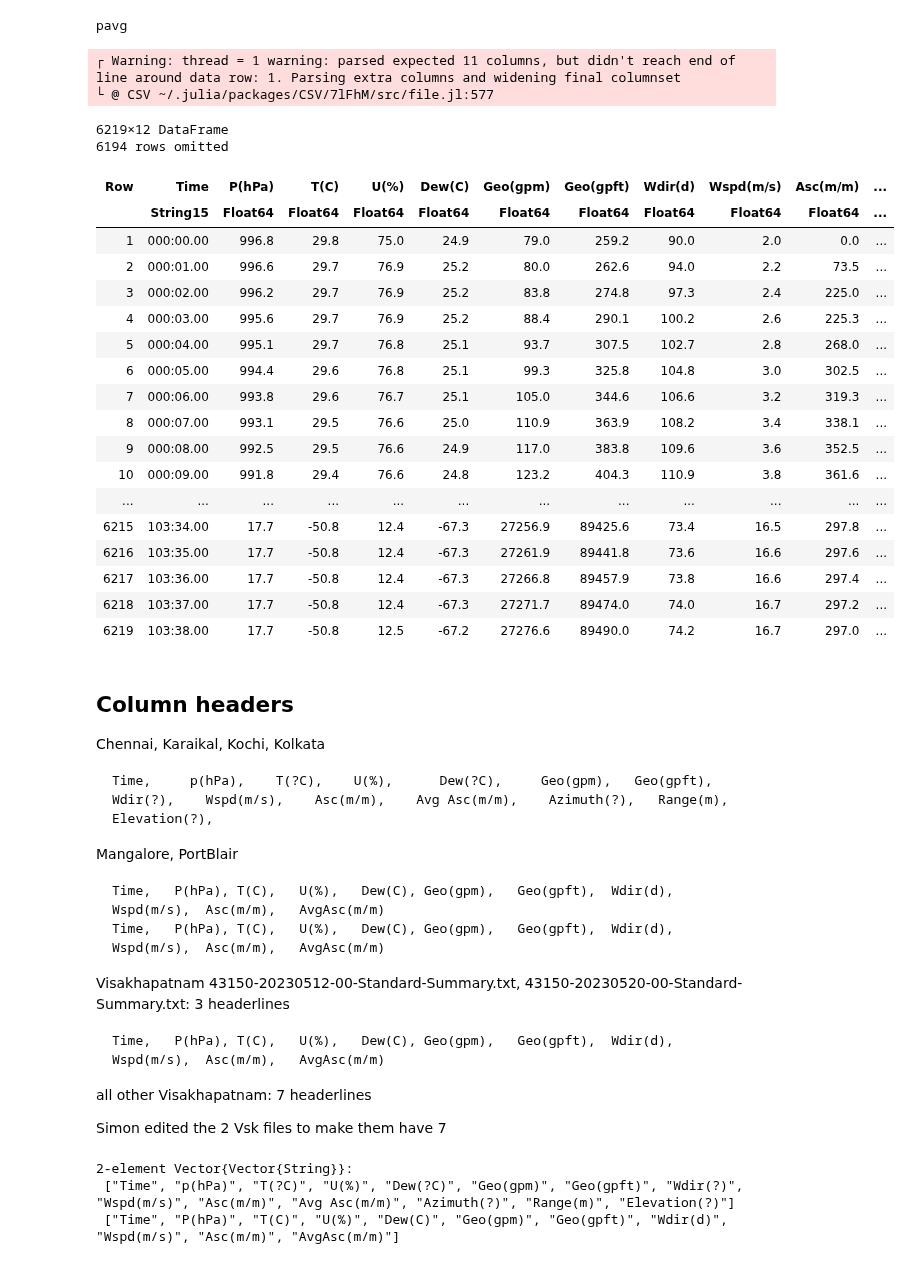
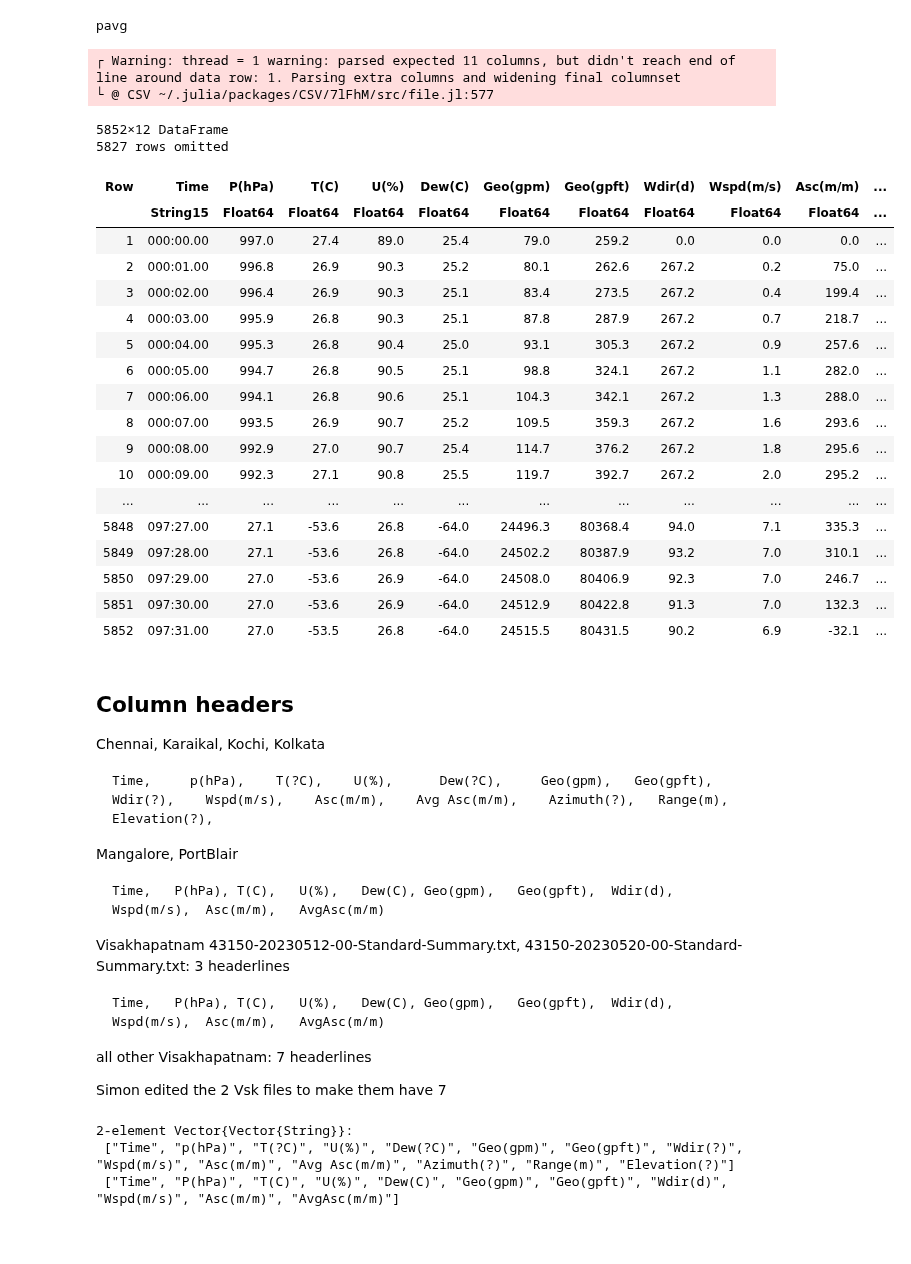
Before and after one commit to deszoeke/ASTRAL-soundings, a Jupyter notebook: src/read_imd_txt.ipynb, the cells around one changed output. Saved outputs shown, nothing was run; the diff lists cells and outputs as text; code cells hidden in the pictures; blank space fills up the shorter version.

Commit message:
fixed some data parsing

````diff
--- a/src/read_imd_txt.ipynb
+++ b/src/read_imd_txt.ipynb
@@ -40,7 +40,7 @@ function imd_file_date(fn)
                     month(DateTime(fn[3:5], "U")),
                     day(DateTime(fn[1:2], "d")) )
             elseif all(isnumeric, fn[8:9])
-                dt = DateTime( year(DateTime(fn[6:7], "yyyy")),
+                dt = DateTime( year(DateTime(fn[6:9], "yyyy")),
                     month(DateTime(fn[3:5], "U")),
                     day(DateTime(fn[1:2], "d")) )
             end
@@ -128,50 +128,52 @@ pavg
 # %%
 # 1 file example
 
 station = lowercase("portblair")
-files = filter(x -> occursin(r"(?i)(May|Standard).*(\.txt)$(?-i)",x),
-               readdir(joinpath(reldatapath, station) ))
+files = soundingfiles(station)
+#filter(x -> occursin(r"(?i)(May|Standard).*(\.txt)$(?-i)",x), readdir(joinpath(reldatapath, station) ))
+
 # dt = imd_file_date(files[ui[ord[8]]])
 
 # deduplicate sounding times
 fdt = imd_file_date.(files)
 fdt12 = round.(fdt, Dates.Hour(12))
 ui = uniqueidx(fdt12)
 fdt[ui] # exact datetimes with duplicates removed
 ord = sortperm(fdt[ui]) # guarantees ascending order
 
 # reader functions
 stripjunk(f) = IOBuffer(replace(read(f), UInt8('\t') => UInt8(' '), UInt16('\u00b0') => UInt8('d')) )
 function read_sonde(file; header=( station=="visakhapatnam" ? 7 : 3 ) )
     CSV.read( stripjunk(file),
         DataFrame, header=header, delim=",", stripwhitespace=true )
 end
 
+# test read
 df = read_sonde( joinpath(reldatapath, station, files[ui[ord[8]]]),
                  header=( station=="visakhapatnam" ? 7 : 3 )      )
 # %% [output]
 ┌ Warning: thread = 1 warning: parsed expected 11 columns, but didn't reach end of line around data row: 1. Parsing extra columns and widening final columnset
 └ @ CSV ~/.julia/packages/CSV/7lFhM/src/file.jl:577
-6219×12 DataFrame
-6194 rows omitted
+5852×12 DataFrame
+5827 rows omitted
 | Row | Time | P(hPa) | T(C) | U(%) | Dew(C) | Geo(gpm) | Geo(gpft) | Wdir(d) | Wspd(m/s) | Asc(m/m) | ... |
 |  | String15 | Float64 | Float64 | Float64 | Float64 | Float64 | Float64 | Float64 | Float64 | Float64 | ... |
-| 1 | 000:00.00 | 996.8 | 29.8 | 75.0 | 24.9 | 79.0 | 259.2 | 90.0 | 2.0 | 0.0 | ... |
-| 2 | 000:01.00 | 996.6 | 29.7 | 76.9 | 25.2 | 80.0 | 262.6 | 94.0 | 2.2 | 73.5 | ... |
-| 3 | 000:02.00 | 996.2 | 29.7 | 76.9 | 25.2 | 83.8 | 274.8 | 97.3 | 2.4 | 225.0 | ... |
-| 4 | 000:03.00 | 995.6 | 29.7 | 76.9 | 25.2 | 88.4 | 290.1 | 100.2 | 2.6 | 225.3 | ... |
-| 5 | 000:04.00 | 995.1 | 29.7 | 76.8 | 25.1 | 93.7 | 307.5 | 102.7 | 2.8 | 268.0 | ... |
-| 6 | 000:05.00 | 994.4 | 29.6 | 76.8 | 25.1 | 99.3 | 325.8 | 104.8 | 3.0 | 302.5 | ... |
-| 7 | 000:06.00 | 993.8 | 29.6 | 76.7 | 25.1 | 105.0 | 344.6 | 106.6 | 3.2 | 319.3 | ... |
-| 8 | 000:07.00 | 993.1 | 29.5 | 76.6 | 25.0 | 110.9 | 363.9 | 108.2 | 3.4 | 338.1 | ... |
-| 9 | 000:08.00 | 992.5 | 29.5 | 76.6 | 24.9 | 117.0 | 383.8 | 109.6 | 3.6 | 352.5 | ... |
-| 10 | 000:09.00 | 991.8 | 29.4 | 76.6 | 24.8 | 123.2 | 404.3 | 110.9 | 3.8 | 361.6 | ... |
+| 1 | 000:00.00 | 997.0 | 27.4 | 89.0 | 25.4 | 79.0 | 259.2 | 0.0 | 0.0 | 0.0 | ... |
+| 2 | 000:01.00 | 996.8 | 26.9 | 90.3 | 25.2 | 80.1 | 262.6 | 267.2 | 0.2 | 75.0 | ... |
+| 3 | 000:02.00 | 996.4 | 26.9 | 90.3 | 25.1 | 83.4 | 273.5 | 267.2 | 0.4 | 199.4 | ... |
+| 4 | 000:03.00 | 995.9 | 26.8 | 90.3 | 25.1 | 87.8 | 287.9 | 267.2 | 0.7 | 218.7 | ... |
+| 5 | 000:04.00 | 995.3 | 26.8 | 90.4 | 25.0 | 93.1 | 305.3 | 267.2 | 0.9 | 257.6 | ... |
+| 6 | 000:05.00 | 994.7 | 26.8 | 90.5 | 25.1 | 98.8 | 324.1 | 267.2 | 1.1 | 282.0 | ... |
+| 7 | 000:06.00 | 994.1 | 26.8 | 90.6 | 25.1 | 104.3 | 342.1 | 267.2 | 1.3 | 288.0 | ... |
+| 8 | 000:07.00 | 993.5 | 26.9 | 90.7 | 25.2 | 109.5 | 359.3 | 267.2 | 1.6 | 293.6 | ... |
+| 9 | 000:08.00 | 992.9 | 27.0 | 90.7 | 25.4 | 114.7 | 376.2 | 267.2 | 1.8 | 295.6 | ... |
+| 10 | 000:09.00 | 992.3 | 27.1 | 90.8 | 25.5 | 119.7 | 392.7 | 267.2 | 2.0 | 295.2 | ... |
 | ... | ... | ... | ... | ... | ... | ... | ... | ... | ... | ... | ... |
-| 6215 | 103:34.00 | 17.7 | -50.8 | 12.4 | -67.3 | 27256.9 | 89425.6 | 73.4 | 16.5 | 297.8 | ... |
-| 6216 | 103:35.00 | 17.7 | -50.8 | 12.4 | -67.3 | 27261.9 | 89441.8 | 73.6 | 16.6 | 297.6 | ... |
-| 6217 | 103:36.00 | 17.7 | -50.8 | 12.4 | -67.3 | 27266.8 | 89457.9 | 73.8 | 16.6 | 297.4 | ... |
-| 6218 | 103:37.00 | 17.7 | -50.8 | 12.4 | -67.3 | 27271.7 | 89474.0 | 74.0 | 16.7 | 297.2 | ... |
-| 6219 | 103:38.00 | 17.7 | -50.8 | 12.5 | -67.2 | 27276.6 | 89490.0 | 74.2 | 16.7 | 297.0 | ... |
+| 5848 | 097:27.00 | 27.1 | -53.6 | 26.8 | -64.0 | 24496.3 | 80368.4 | 94.0 | 7.1 | 335.3 | ... |
+| 5849 | 097:28.00 | 27.1 | -53.6 | 26.8 | -64.0 | 24502.2 | 80387.9 | 93.2 | 7.0 | 310.1 | ... |
+| 5850 | 097:29.00 | 27.0 | -53.6 | 26.9 | -64.0 | 24508.0 | 80406.9 | 92.3 | 7.0 | 246.7 | ... |
+| 5851 | 097:30.00 | 27.0 | -53.6 | 26.9 | -64.0 | 24512.9 | 80422.8 | 91.3 | 7.0 | 132.3 | ... |
+| 5852 | 097:31.00 | 27.0 | -53.5 | 26.8 | -64.0 | 24515.5 | 80431.5 | 90.2 | 6.9 | -32.1 | ... |
 # %% [markdown]
 ## Column headers
 
@@ -182,7 +184,6 @@ Time,     p(hPa),    T(?C),    U(%),      Dew(?C),     Geo(gpm),   Geo(gpft),
 Mangalore, PortBlair
 ```
 Time,	P(hPa),	T(C),	U(%),	Dew(C),	Geo(gpm),	Geo(gpft),	Wdir(d),	Wspd(m/s),	Asc(m/m),	AvgAsc(m/m)
-Time,	P(hPa),	T(C),	U(%),	Dew(C),	Geo(gpm),	Geo(gpft),	Wdir(d),	Wspd(m/s),	Asc(m/m),	AvgAsc(m/m)
 ```
 Visakhapatnam
 43150-20230512-00-Standard-Summary.txt, 43150-20230520-00-Standard-Summary.txt: 3 headerlines
````
Also changed, not shown: parts of 8 cells of this notebook, 1 other file.
